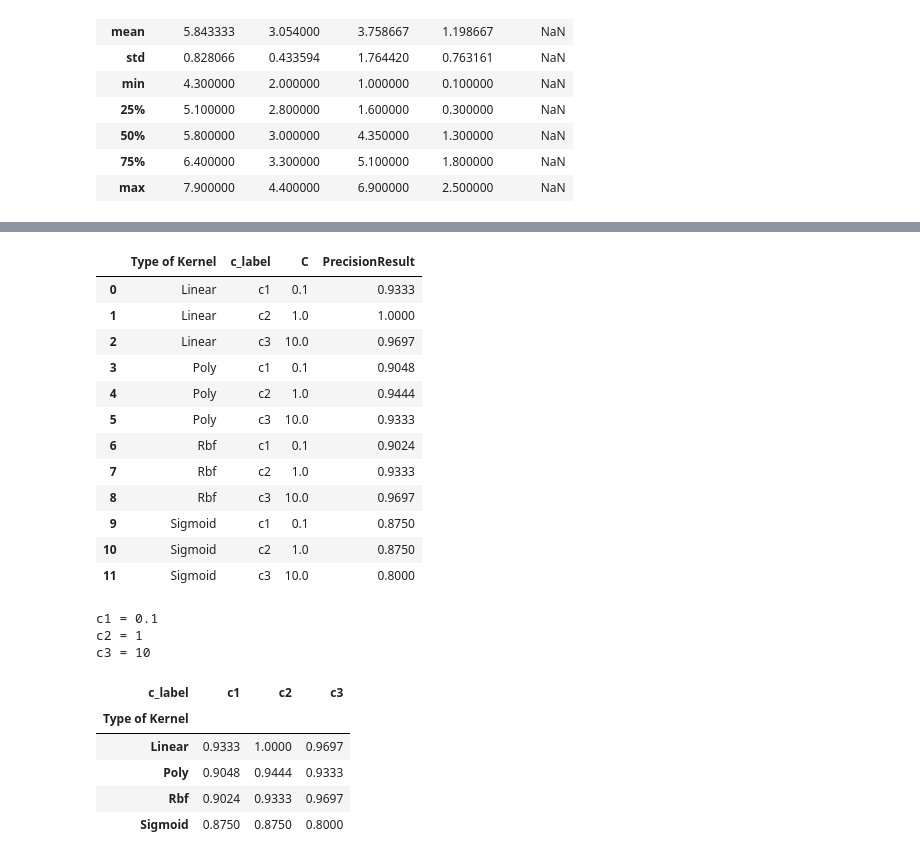
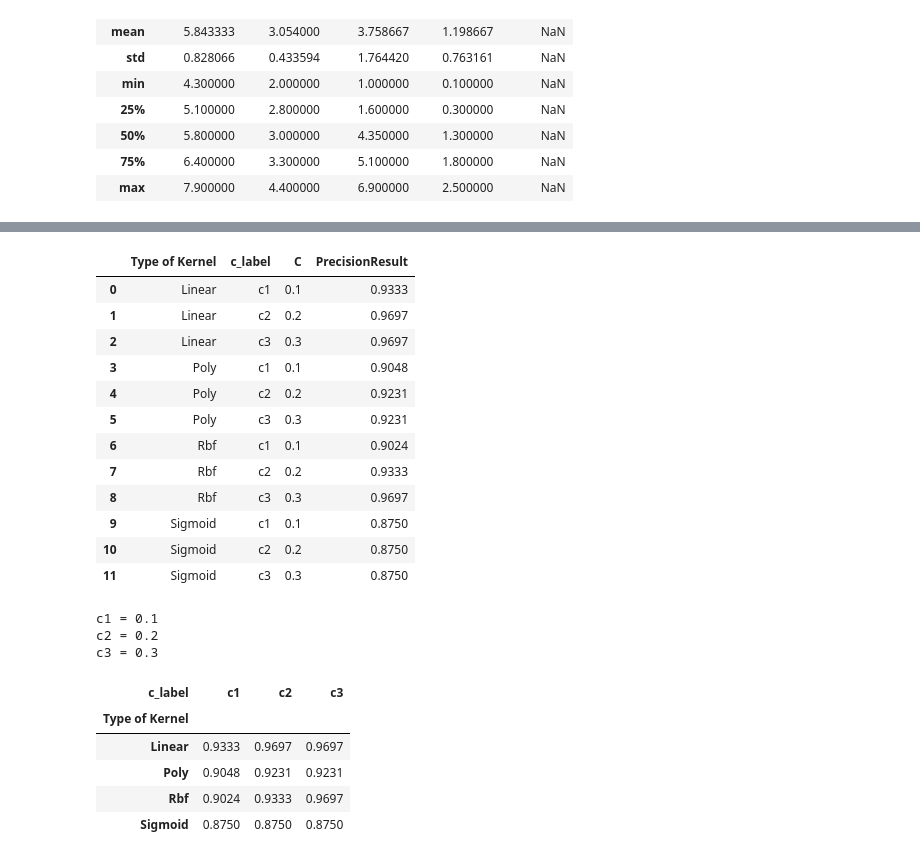
Before and after one commit to BrookeR62/ClusteringSample, a Jupyter notebook: Final/iris_data.ipynb, the cells around one changed output, grey strips where cells are left out. Saved outputs shown, nothing was run; the diff lists cells and outputs as text; code cells hidden in the pictures.

```diff
--- a/Final/iris_data.ipynb
+++ b/Final/iris_data.ipynb
@@ -73,6 +67,15 @@ X_train, X_test, y_train, y_test = train_test_split(
 
 num_cols = X_train.select_dtypes(include=["number"]).columns.tolist()
 
+print("Before Outlier Removal:")
+plt.figure(figsize=(10, 6))
+for i, col in enumerate(num_cols, 1):
+    plt.subplot(2,2,i)
+    sns.boxplot(y=X_train[col])
+    plt.title(f"Boxplot of {col}")
+plt.tight_layout()
+plt.show()
+
 def remove_outliers_iqr(df, cols, k=1.5):
     keep = pd.Series(True, index=df.index)
     for col in cols:
@@ -81,7 +84,7 @@ def remove_outliers_iqr(df, cols, k=1.5):
         iqr = q3 - q1
         low = q1 - k * iqr
         high = q3 + k * iqr
-        keep &= df[col].between(low, high) | df[col].isna()  # keep NaN for imputation
+        keep &= df[col].between(low, high) | df[col].isna()
     return keep
 
 train_keep = remove_outliers_iqr(X_train, num_cols)
@@ -97,6 +100,15 @@ num_imputer = SimpleImputer(strategy="median")
 X_train[num_cols] = num_imputer.fit_transform(X_train[num_cols])
 X_test[num_cols] = num_imputer.transform(X_test[num_cols])
 
+print("\nAfter Outlier Removal:")
+
+plt.figure(figsize=(10, 6))
+for i, col in enumerate(num_cols, 1):
+    plt.subplot(2,2,i)
+    sns.boxplot(y=X_train[col])
+    plt.title(f"Boxplot of {col}")
+plt.tight_layout()
+plt.show()
 if cat_cols:
     cat_imputer = SimpleImputer(strategy="most_frequent")
     X_train[cat_cols] = cat_imputer.fit_transform(X_train[cat_cols])
@@ -134,39 +148,39 @@ new_X_scaled = scaler.transform(new_X)
 # %%
 kernels = ["linear", "poly", "rbf", "sigmoid"]
-c_values = [0.1 , 1, 10]
+c_values = [0.1 , 0.2, 0.3]
 
 results = []
 
 for kernel in kernels:
     for i, c in enumerate(c_values, start=1):
         c_label = f"c{i}"
         model = SVC(kernel=kernel, C=c, gamma=0.5, random_state=42)
         model.fit(X_train_scaled, y_train)
         y_pred = model.predict(X_test_scaled)
         precision = precision_score(y_test, y_pred, average="macro", zero_division=0)
         results.append({
             "Type of Kernel": kernel.capitalize(),
             "c_label": c_label,
             "C": c,
             "PrecisionResult": round(precision, 4)
         })
 
 df_results = pd.DataFrame(results)
 df_results
 # %% [output]
 |  | Type of Kernel | c_label | C | PrecisionResult |
 | 0 | Linear | c1 | 0.1 | 0.9333 |
-| 1 | Linear | c2 | 1.0 | 1.0000 |
-| 2 | Linear | c3 | 10.0 | 0.9697 |
+| 1 | Linear | c2 | 0.2 | 0.9697 |
+| 2 | Linear | c3 | 0.3 | 0.9697 |
 | 3 | Poly | c1 | 0.1 | 0.9048 |
-| 4 | Poly | c2 | 1.0 | 0.9444 |
-| 5 | Poly | c3 | 10.0 | 0.9333 |
+| 4 | Poly | c2 | 0.2 | 0.9231 |
+| 5 | Poly | c3 | 0.3 | 0.9231 |
 | 6 | Rbf | c1 | 0.1 | 0.9024 |
-| 7 | Rbf | c2 | 1.0 | 0.9333 |
-| 8 | Rbf | c3 | 10.0 | 0.9697 |
+| 7 | Rbf | c2 | 0.2 | 0.9333 |
+| 8 | Rbf | c3 | 0.3 | 0.9697 |
 | 9 | Sigmoid | c1 | 0.1 | 0.8750 |
-| 10 | Sigmoid | c2 | 1.0 | 0.8750 |
-| 11 | Sigmoid | c3 | 10.0 | 0.8000 |
+| 10 | Sigmoid | c2 | 0.2 | 0.8750 |
+| 11 | Sigmoid | c3 | 0.3 | 0.8750 |
 # %%
 result_table = df_results.pivot(index="Type of Kernel", columns="c_label", values="PrecisionResult")
 result_table = result_table.reindex(index=["Linear", "Poly", "Rbf", "Sigmoid"])
@@ -176,14 +190,14 @@ for i, c in enumerate(c_values):
 result_table
 # %% [output]
 c1 = 0.1
-c2 = 1
-c3 = 10
+c2 = 0.2
+c3 = 0.3
 | c_label | c1 | c2 | c3 |
 | Type of Kernel |  |  |  |
-| Linear | 0.9333 | 1.0000 | 0.9697 |
-| Poly | 0.9048 | 0.9444 | 0.9333 |
+| Linear | 0.9333 | 0.9697 | 0.9697 |
+| Poly | 0.9048 | 0.9231 | 0.9231 |
 | Rbf | 0.9024 | 0.9333 | 0.9697 |
-| Sigmoid | 0.8750 | 0.8750 | 0.8000 |
+| Sigmoid | 0.8750 | 0.8750 | 0.8750 |
 # %%
 best_row = df_results.sort_values(by="PrecisionResult", ascending=False).iloc[0]
 best_kernel = best_row["Type of Kernel"].lower()
```
Also changed, not shown: parts of 4 cells of this notebook, 6 other files.
